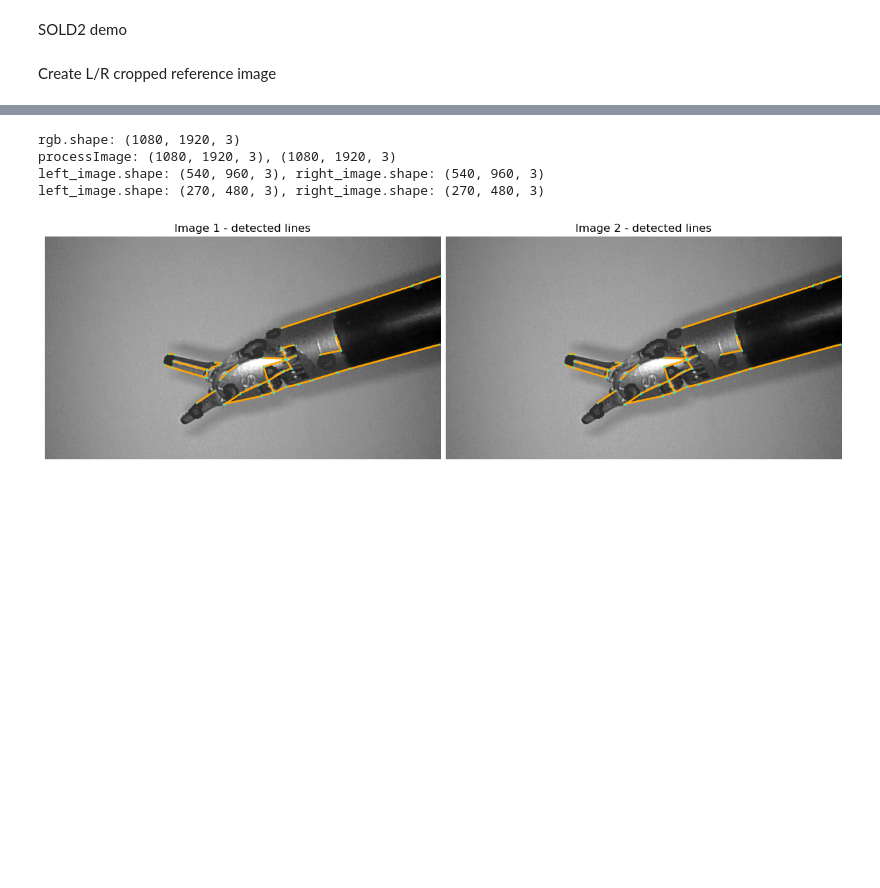
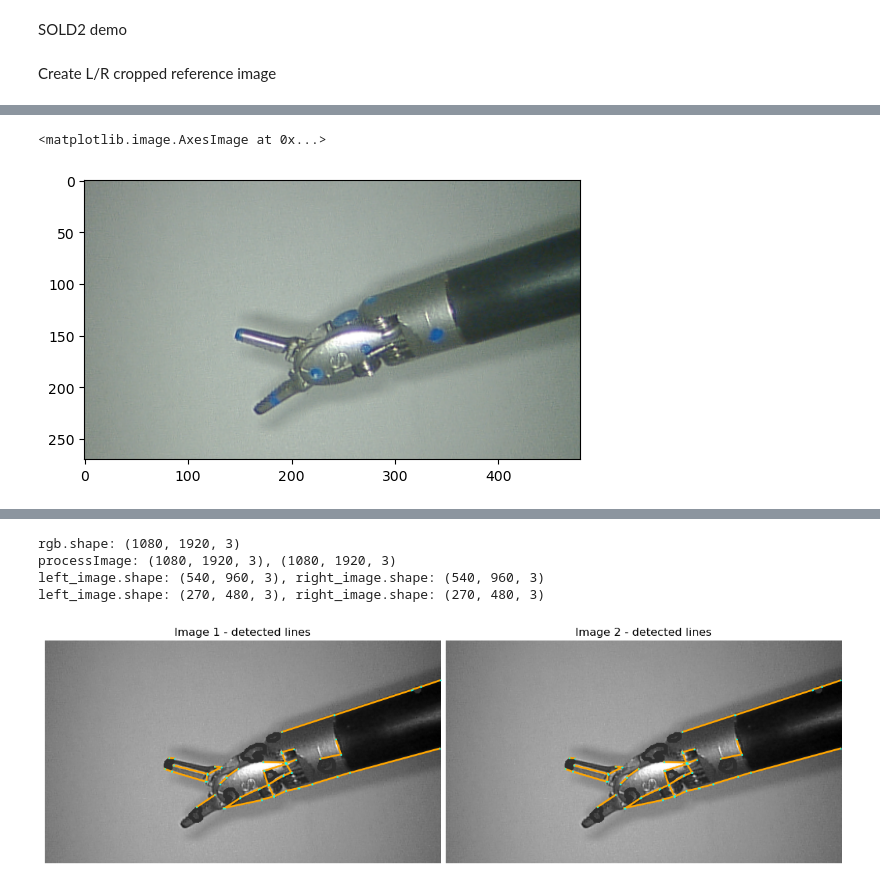
Before and after one commit to ucsdarclab/surgical_tool_tracking, a Jupyter notebook: kornia_dev/scratch.ipynb, the cells around one changed output, grey strips where cells are left out. Drawn from its saved outputs; the diff is of its cells as text; code cells hidden in the pictures; blank space fills up the shorter version.

```diff
--- a/kornia_dev/scratch.ipynb
+++ b/kornia_dev/scratch.ipynb
@@ -324 +339,7 @@ plt.imshow(np.load('crop_ref_l_img.npy'))
+# %%
+out_file = source_dir + 'crop_ref_r_img.npy'
+plt.imshow(np.load(out_file))
+# %% [output]
+<matplotlib.image.AxesImage at 0x...>
+[figure, added]
 # %% [markdown]
```
Also changed, not shown: parts of 7 cells of this notebook, 20 other files.
